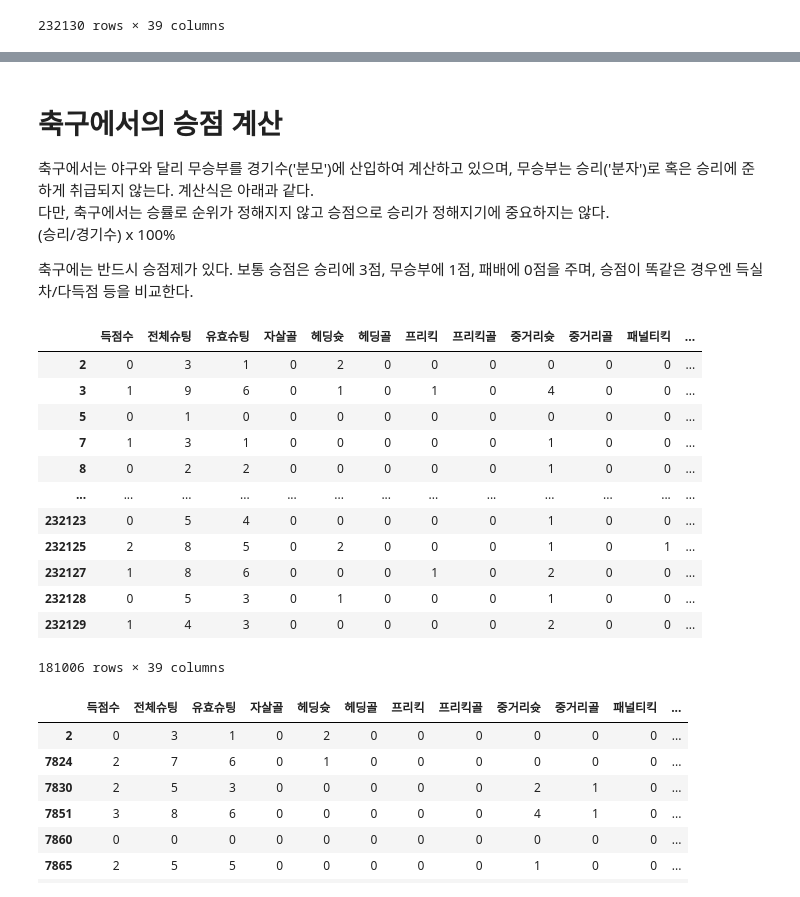
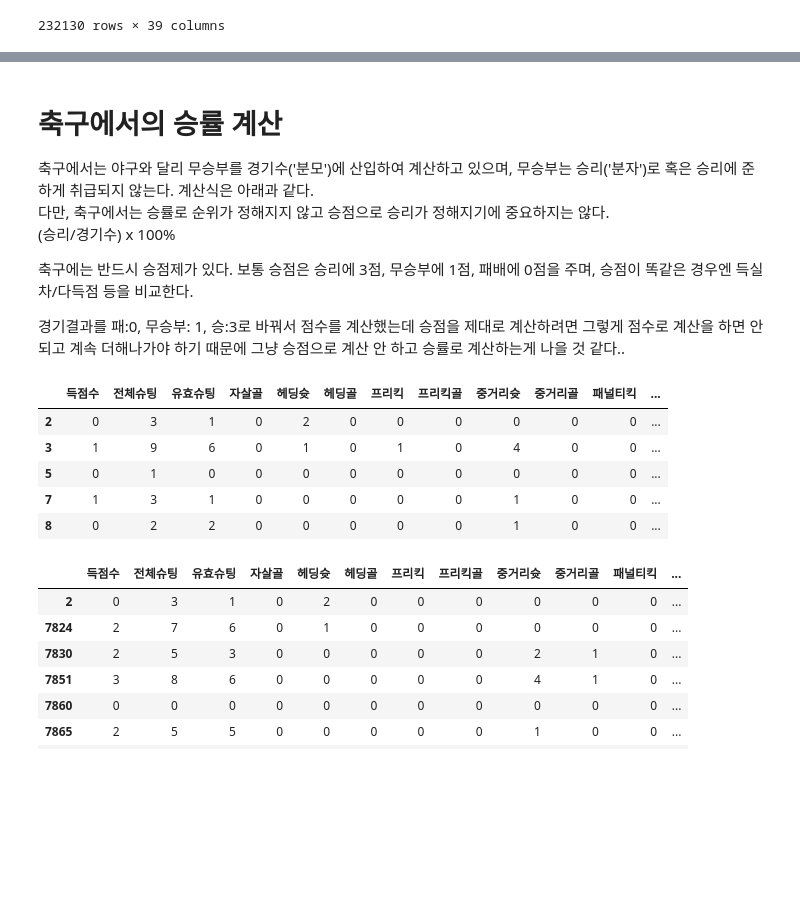
Before and after one commit to chaeeun415/fifa_online_4, a Jupyter notebook: 피파온라인4_EDA_박채은.ipynb, the cells around one changed output, grey strips where cells are left out. Drawn from its saved outputs; the diff is of its cells as text; code cells hidden in the pictures; blank space fills up the shorter version.

```diff
--- a/피파온라인4_EDA_박채은.ipynb
+++ b/피파온라인4_EDA_박채은.ipynb
@@ -781,29 +779,24 @@ df_10.head()
 # %% [markdown]
-# 축구에서의 승점 계산
+# 축구에서의 승률 계산
 축구에서는 야구와 달리 무승부를 경기수('분모')에 산입하여 계산하고 있으며, 무승부는 승리('분자')로 혹은 승리에 준하게 취급되지 않는다. 계산식은 아래과 같다.
 다만, 축구에서는 승률로 순위가 정해지지 않고 승점으로 승리가 정해지기에 중요하지는 않다.
 (승리/경기수) x 100%
 
 축구에는 반드시 승점제가 있다. 보통 승점은 승리에 3점, 무승부에 1점, 패배에 0점을 주며, 승점이 똑같은 경우엔 득실차/다득점 등을 비교한다.
+
+경기결과를 패:0, 무승부: 1, 승:3로 바꿔서 점수를 계산했는데 승점을 제대로 계산하려면 그렇게 점수로 계산을 하면 안 되고 계속 더해나가야 하기 때문에 그냥 승점으로 계산 안 하고 승률로 계산하는게 나을 것 같다..
 # %%
-# 경기결과를 패:0, 무승부: 1, 승:3로 바꾸기
-change_result = {'패': 0, '무': 1, '승':3}
+# 경기결과를 패:0, 무승부: 0, 승:1로 바꾸기
+change_result = {'패': 0, '무': 0, '승':1}
 df_10 = df_10.replace({'경기결과':change_result})
 df_10.head()
 # %% [output]
 |  | 득점수 | 전체슈팅 | 유효슈팅 | 자살골 | 헤딩슛 | 헤딩골 | 프리킥 | 프리킥골 | 중거리슛 | 중거리골 | 패널티킥 | ... |
 | 2 | 0 | 3 | 1 | 0 | 2 | 0 | 0 | 0 | 0 | 0 | 0 | ... |
 | 3 | 1 | 9 | 6 | 0 | 1 | 0 | 1 | 0 | 4 | 0 | 0 | ... |
 | 5 | 0 | 1 | 0 | 0 | 0 | 0 | 0 | 0 | 0 | 0 | 0 | ... |
 | 7 | 1 | 3 | 1 | 0 | 0 | 0 | 0 | 0 | 1 | 0 | 0 | ... |
 | 8 | 0 | 2 | 2 | 0 | 0 | 0 | 0 | 0 | 1 | 0 | 0 | ... |
-| ... | ... | ... | ... | ... | ... | ... | ... | ... | ... | ... | ... | ... |
-| 232123 | 0 | 5 | 4 | 0 | 0 | 0 | 0 | 0 | 1 | 0 | 0 | ... |
-| 232125 | 2 | 8 | 5 | 0 | 2 | 0 | 0 | 0 | 1 | 0 | 1 | ... |
-| 232127 | 1 | 8 | 6 | 0 | 0 | 0 | 1 | 0 | 2 | 0 | 0 | ... |
-| 232128 | 0 | 5 | 3 | 0 | 1 | 0 | 0 | 0 | 1 | 0 | 0 | ... |
-| 232129 | 1 | 4 | 3 | 0 | 0 | 0 | 0 | 0 | 2 | 0 | 0 | ... |
-181006 rows × 39 columns
 # %%
 df_10[df_10['유저이름'] == '워리어']
 # %% [output]
```
Also changed, not shown: parts of 29 cells of this notebook.
